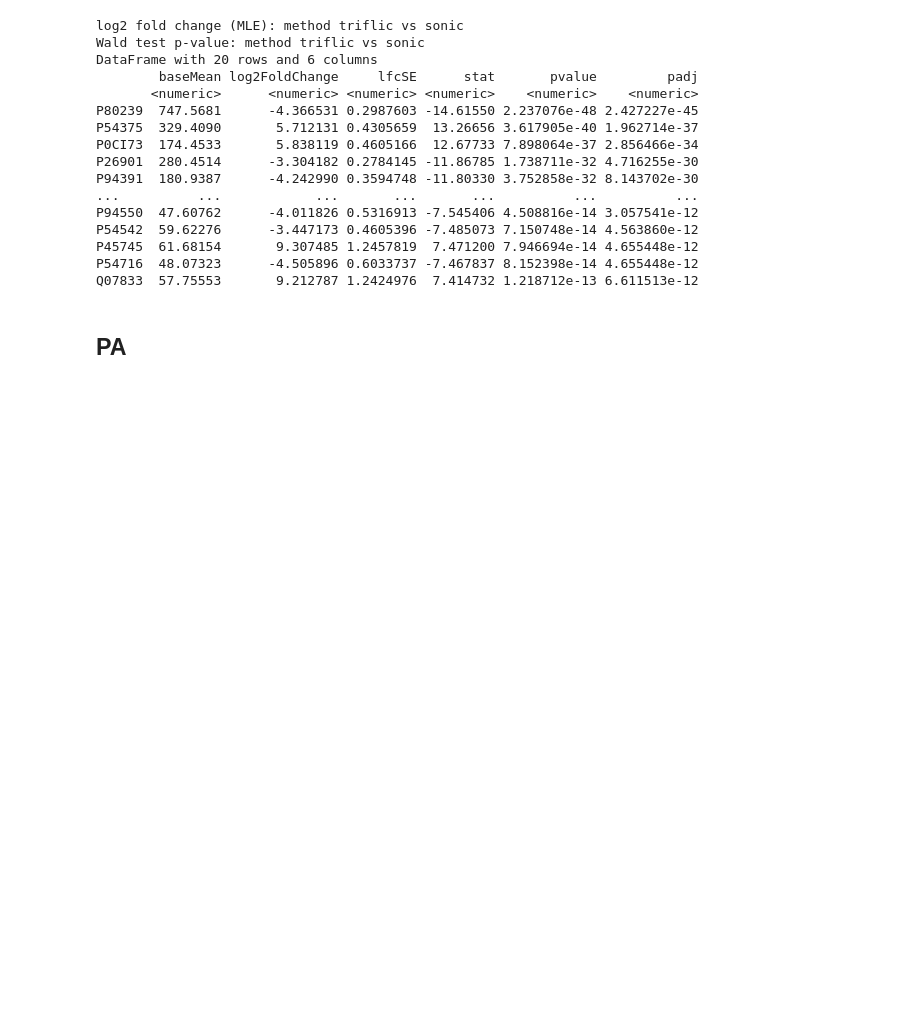
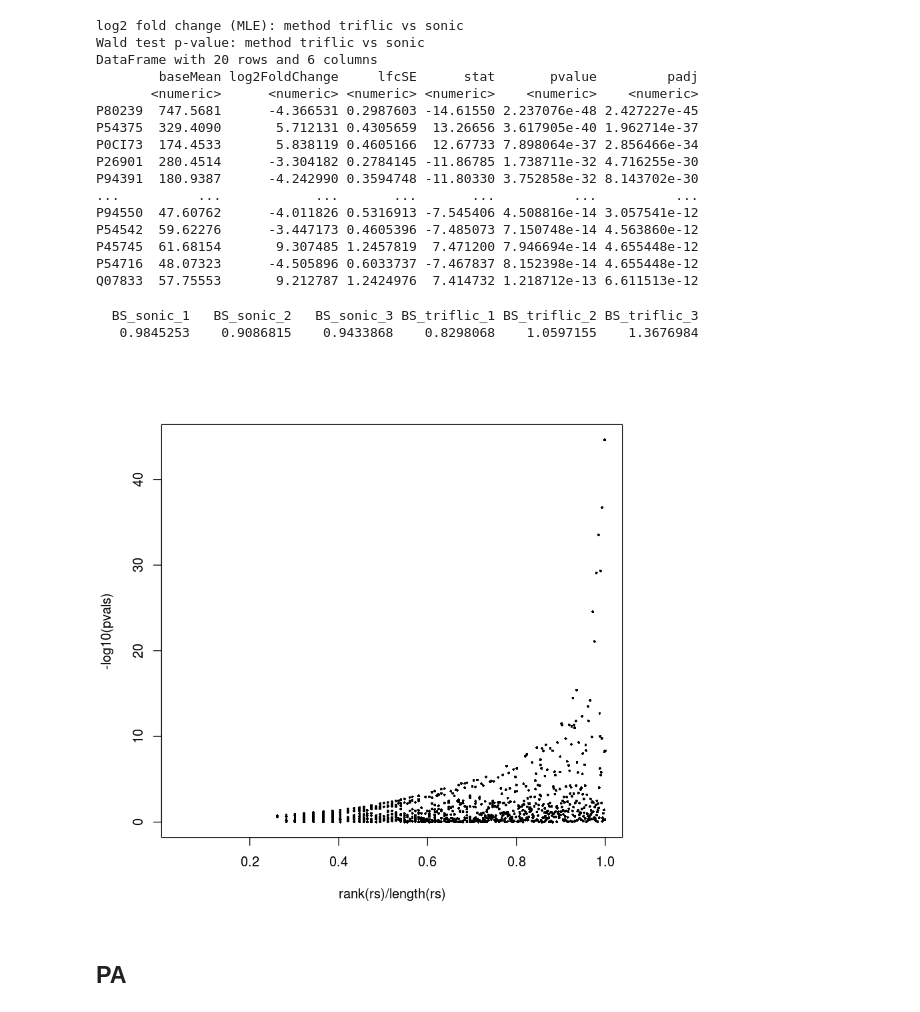
Before and after one commit to stuppie/triflic, a Jupyter notebook: analysis_deseq/deseq.R.ipynb, the cells around one changed output. Saved outputs shown, nothing was run; the diff lists cells and outputs as text; code cells hidden in the pictures; blank space fills up the shorter version.

```diff
--- a/analysis_deseq/deseq.R.ipynb
+++ b/analysis_deseq/deseq.R.ipynb
@@ -112,6 +112,17 @@ P54542  59.62276      -3.447173 0.4605396 -7.485073 7.150748e-14 4.563860e-12
 P45745  61.68154       9.307485 1.2457819  7.471200 7.946694e-14 4.655448e-12
 P54716  48.07323      -4.505896 0.6033737 -7.467837 8.152398e-14 4.655448e-12
 Q07833  57.75553       9.212787 1.2424976  7.414732 1.218712e-13 6.611513e-12
+# %%
+sizeFactors(dds)
+# %% [output]
+  BS_sonic_1   BS_sonic_2   BS_sonic_3 BS_triflic_1 BS_triflic_2 BS_triflic_3
+   0.9845253    0.9086815    0.9433868    0.8298068    1.0597155    1.3676984
+# %%
+rs = rowSums ( counts ( dds ))
+pvals = res$padj
+plot(rank(rs)/length(rs), -log10(pvals), pch=16, cex=0.45)
+# %% [output]
+[figure, added]
 # %% [markdown]
 ## PA
 # %%
```
Also changed, not shown: parts of 3 cells of this notebook, 18 other files.
